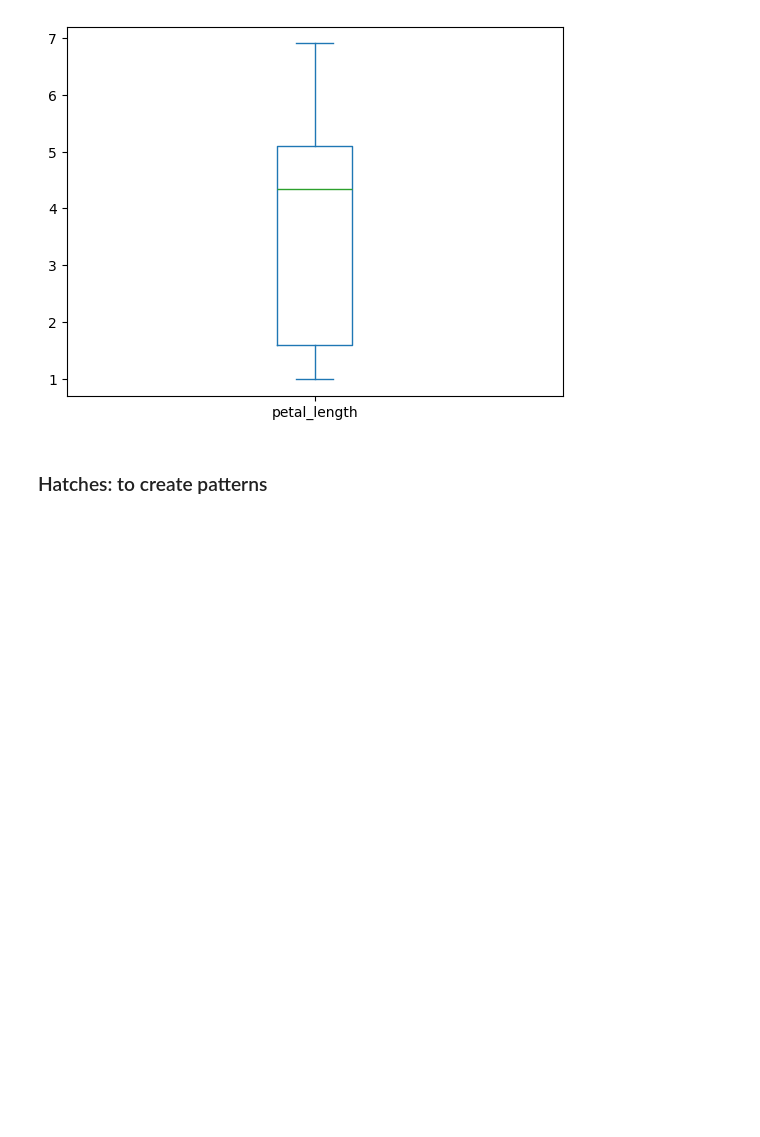
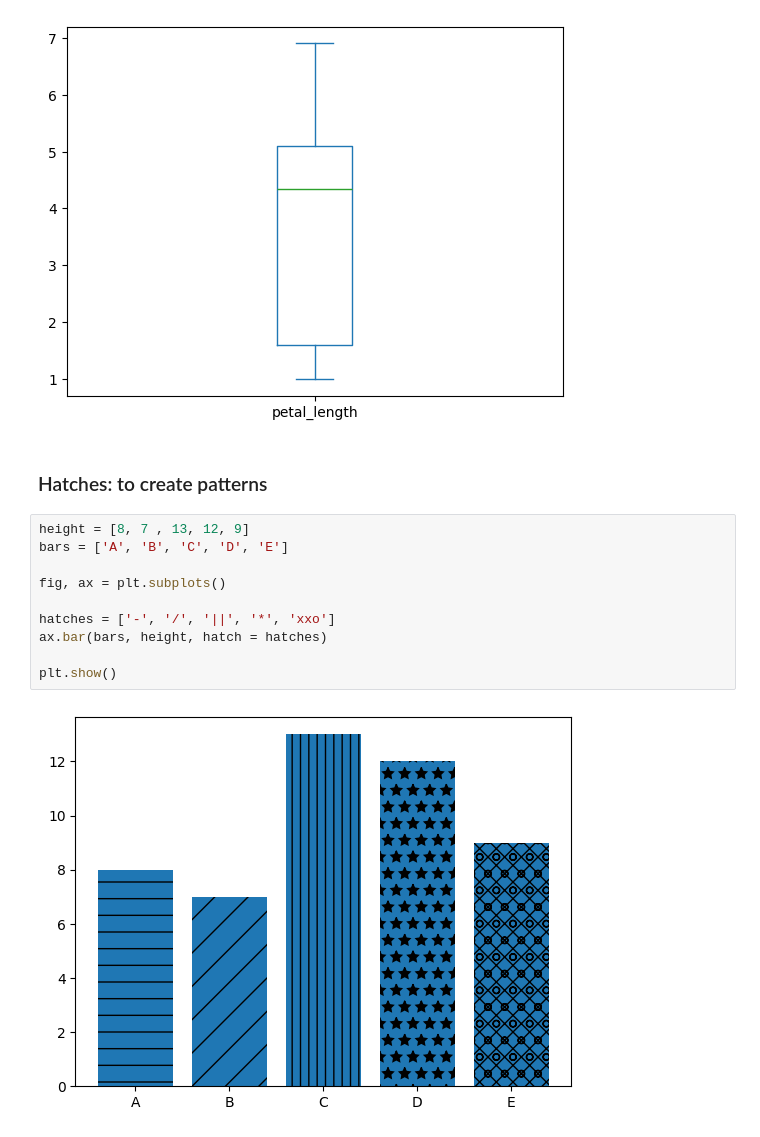
Before and after one commit to tdoan123/data-learning-journey, a Jupyter notebook: Python/MatplotlibJourney/size_shape_opacity_colors.ipynb, the cells around one changed output. Drawn from its saved outputs; the diff is of its cells as text; blank space fills up the shorter version.

Commit message:
update visualization code 2

```diff
--- a/Python/MatplotlibJourney/size_shape_opacity_colors.ipynb
+++ b/Python/MatplotlibJourney/size_shape_opacity_colors.ipynb
@@ -937,3 +922,15 @@ iris['petal_length'].plot.box()
 [figure]
 # %% [markdown]
 ### Hatches: to create patterns
+# %%
+height = [8, 7 , 13, 12, 9]
+bars = ['A', 'B', 'C', 'D', 'E']
+
+fig, ax = plt.subplots()
+
+hatches = ['-', '/', '||', '*', 'xxo']
+ax.bar(bars, height, hatch = hatches)
+
+plt.show()
+# %% [output]
+[figure, added]
```
Also changed, not shown: parts of 22 cells of this notebook.
